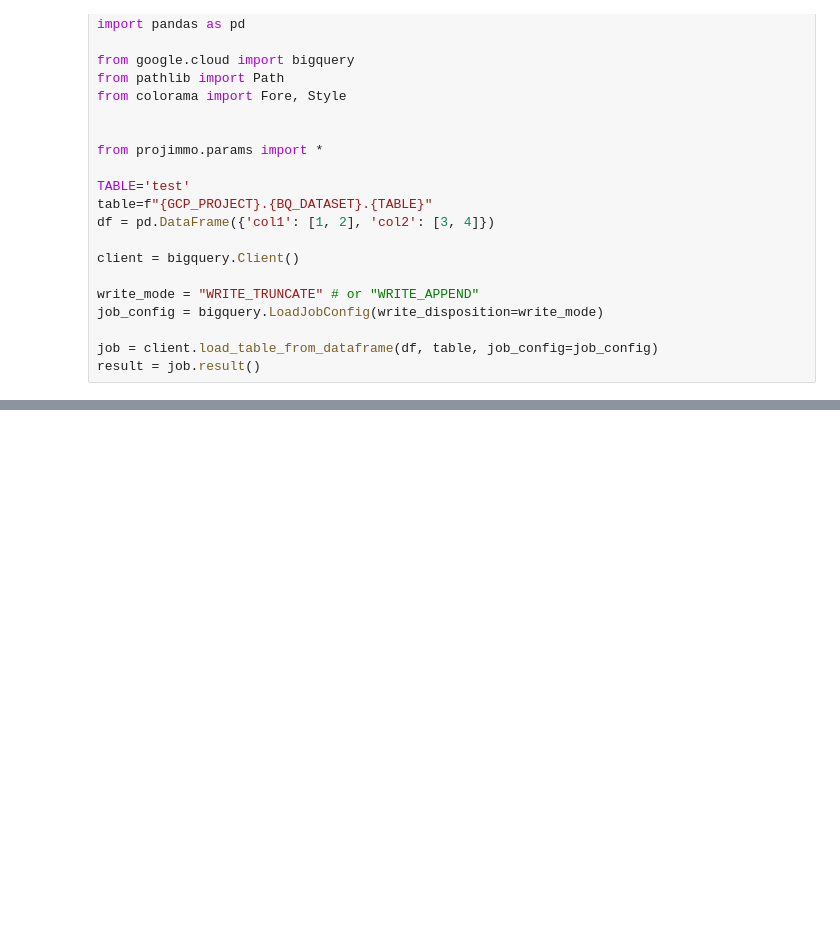
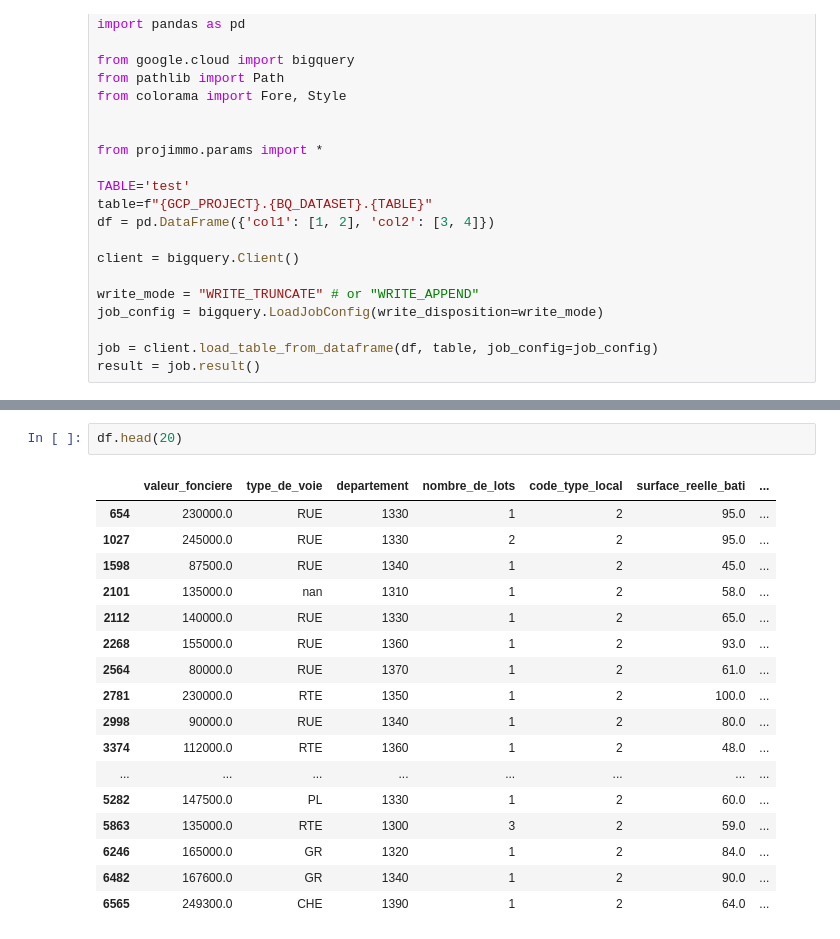
Before and after one commit to CecilePoulard/projimmo, a Jupyter notebook: test_package.ipynb, the cells around one changed output, grey strips where cells are left out. Drawn from its saved outputs; the diff is of its cells as text; blank space fills up the shorter version.

```diff
--- a/test_package.ipynb
+++ b/test_package.ipynb
@@ -106,0 +168,20 @@ NameError: name 'min_date' is not defined
+# %%
+df.head(20)
+# %% [output]
+|  | valeur_fonciere | type_de_voie | departement | nombre_de_lots | code_type_local | surface_reelle_bati | ... |
+| 654 | 230000.0 | RUE | 1330 | 1 | 2 | 95.0 | ... |
+| 1027 | 245000.0 | RUE | 1330 | 2 | 2 | 95.0 | ... |
+| 1598 | 87500.0 | RUE | 1340 | 1 | 2 | 45.0 | ... |
+| 2101 | 135000.0 | nan | 1310 | 1 | 2 | 58.0 | ... |
+| 2112 | 140000.0 | RUE | 1330 | 1 | 2 | 65.0 | ... |
+| 2268 | 155000.0 | RUE | 1360 | 1 | 2 | 93.0 | ... |
+| 2564 | 80000.0 | RUE | 1370 | 1 | 2 | 61.0 | ... |
+| 2781 | 230000.0 | RTE | 1350 | 1 | 2 | 100.0 | ... |
+| 2998 | 90000.0 | RUE | 1340 | 1 | 2 | 80.0 | ... |
+| 3374 | 112000.0 | RTE | 1360 | 1 | 2 | 48.0 | ... |
+| ... | ... | ... | ... | ... | ... | ... | ... |
+| 5282 | 147500.0 | PL | 1330 | 1 | 2 | 60.0 | ... |
+| 5863 | 135000.0 | RTE | 1300 | 3 | 2 | 59.0 | ... |
+| 6246 | 165000.0 | GR | 1320 | 1 | 2 | 84.0 | ... |
+| 6482 | 167600.0 | GR | 1340 | 1 | 2 | 90.0 | ... |
+| 6565 | 249300.0 | CHE | 1390 | 1 | 2 | 64.0 | ... |
```
Also changed, not shown: parts of 3 cells of this notebook, 3 other files.
